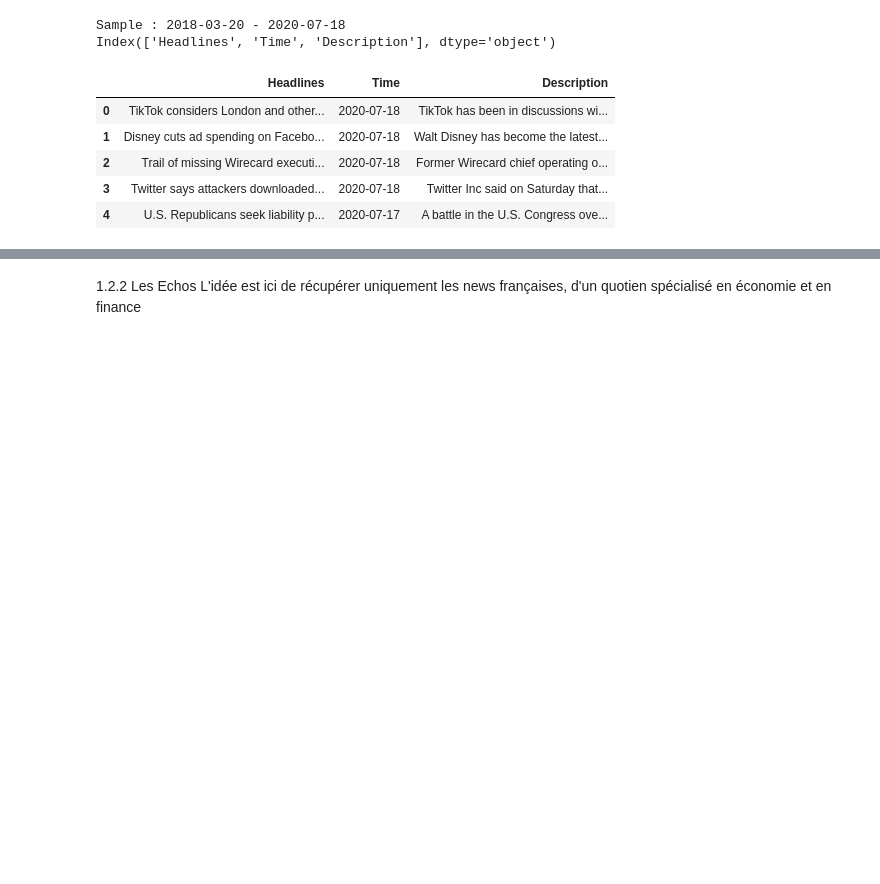
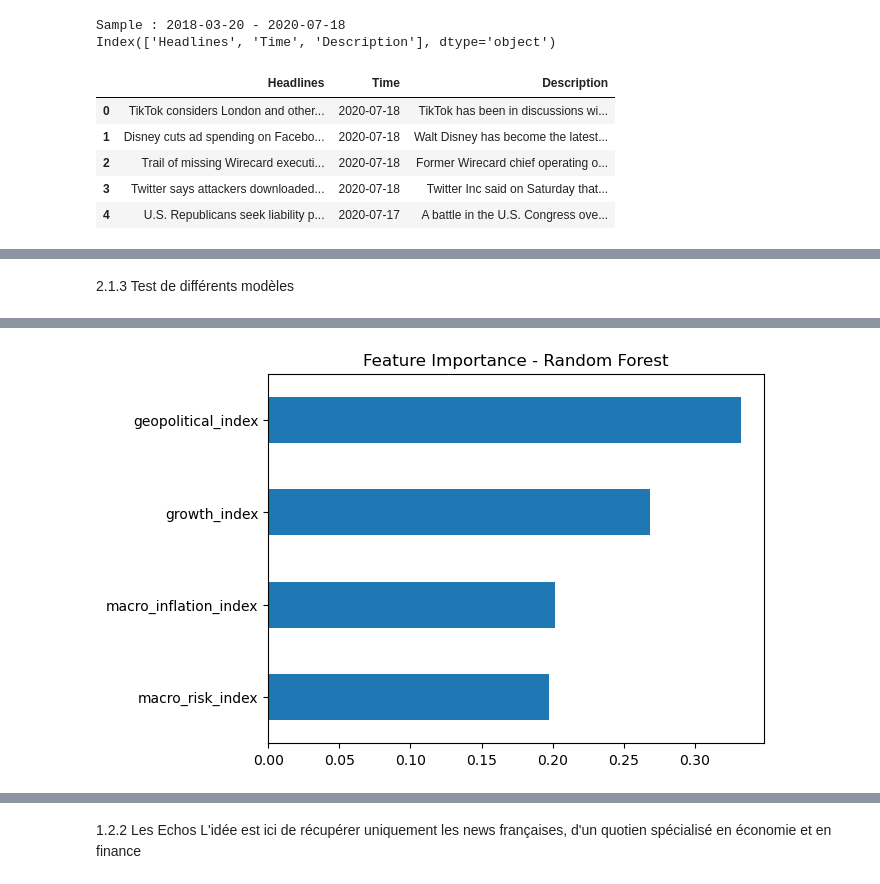
Before and after one commit to MarionSrl/ml-news-spread, a Jupyter notebook: notebooks/01_data_collection_VMM.ipynb, the cells around one changed output, grey strips where cells are left out. Saved outputs shown, nothing was run; the diff lists cells and outputs as text; code cells hidden in the pictures; blank space fills up the shorter version.

```diff
--- a/notebooks/01_data_collection_VMM.ipynb
+++ b/notebooks/01_data_collection_VMM.ipynb
@@ -293,0 +360,73 @@ weekly_reuters_indices = daily_reuters_indices.resample("W").sum()
+# %% [markdown]
+2.1.3 Test de différents modèles
+# %%
+# =========================================================
+# 1. MERGE DES DONNEES (SPREAD + FEATURES NEWS)
+# =========================================================
+
+# On fusionne la direction du spread avec les indices news
+data_reuters_final = spread[["direction"]].merge(
+    daily_reuters_indices,
+    left_index=True,
+    right_index=True,
+    how="inner"
+)
+
+# =========================================================
+# 2. PREPARATION DES VARIABLES X ET y
+# =========================================================
+
+features = [
+    "macro_inflation_index",
+    "macro_risk_index",
+    "growth_index",
+    "geopolitical_index"
+]
+
+X = data_reuters_final[features]
+y = data_reuters_final["direction"]
+
+# =========================================================
+# 3. TRAIN / TEST SPLIT (TEMPOREL)
+# =========================================================
+
+from sklearn.model_selection import train_test_split
+
+X_train, X_test, y_train, y_test = train_test_split(
+    X, y, test_size=0.2, shuffle=False
+)
+
+# =========================================================
+# 4. MODELE RANDOM FOREST
+# =========================================================
+
+from sklearn.ensemble import RandomForestClassifier
+from sklearn.metrics import classification_report
+
+model = RandomForestClassifier(n_estimators=200, random_state=42)
+model.fit(X_train, y_train)
+
+y_pred = model.predict(X_test)
+
+print("Random Forest")
+print(classification_report(y_test, y_pred))
+
+# =========================================================
+# 5. IMPORTANCE DES FEATURES
+# =========================================================
+
+importance = pd.Series(
+    model.feature_importances_,
+    index=features)
+
+print(importance.sort_values(ascending=False))
+
+# =========================================================
+# 6. VISUALISATION DES IMPORTANCES
+# =========================================================
+
+plt.figure()
+importance.sort_values().plot(kind="barh")
+plt.title("Feature Importance - Random Forest")
+plt.show()
+# %% [output]
@@ -293,0 +448 @@ weekly_reuters_indices = daily_reuters_indices.resample("W").sum()
+[figure, added]
```
Also changed, not shown: parts of 12 cells of this notebook.
